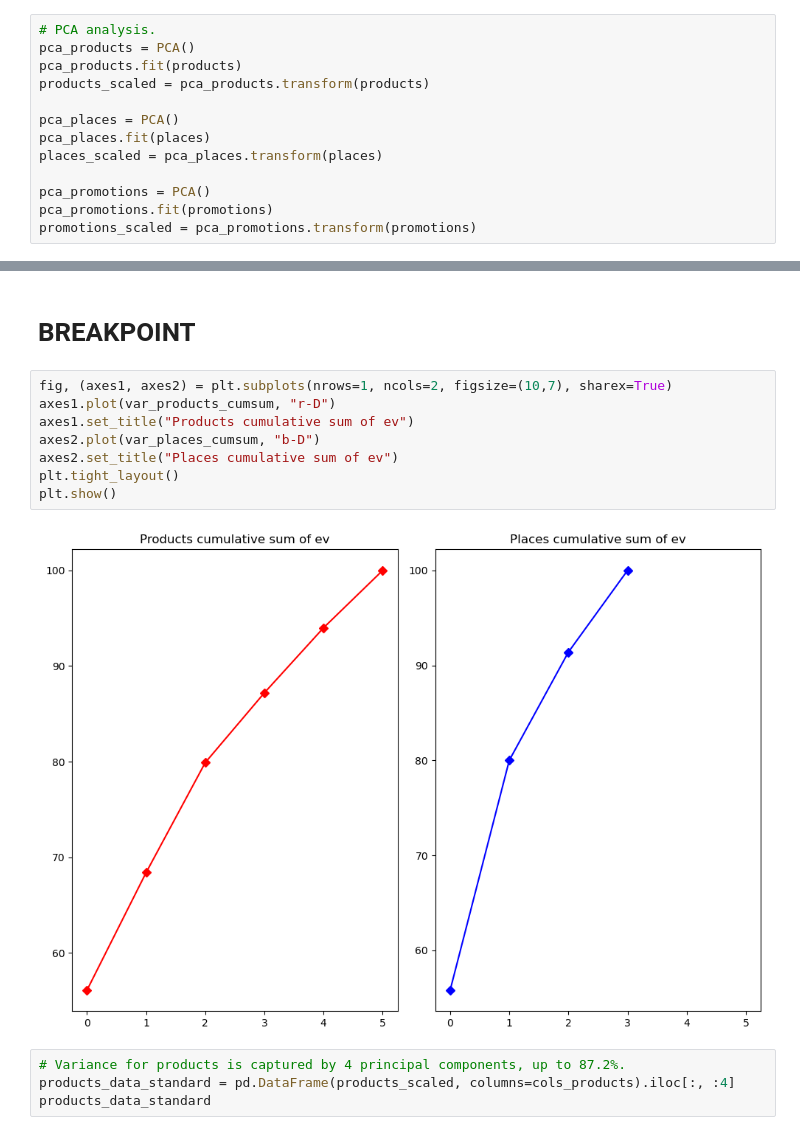
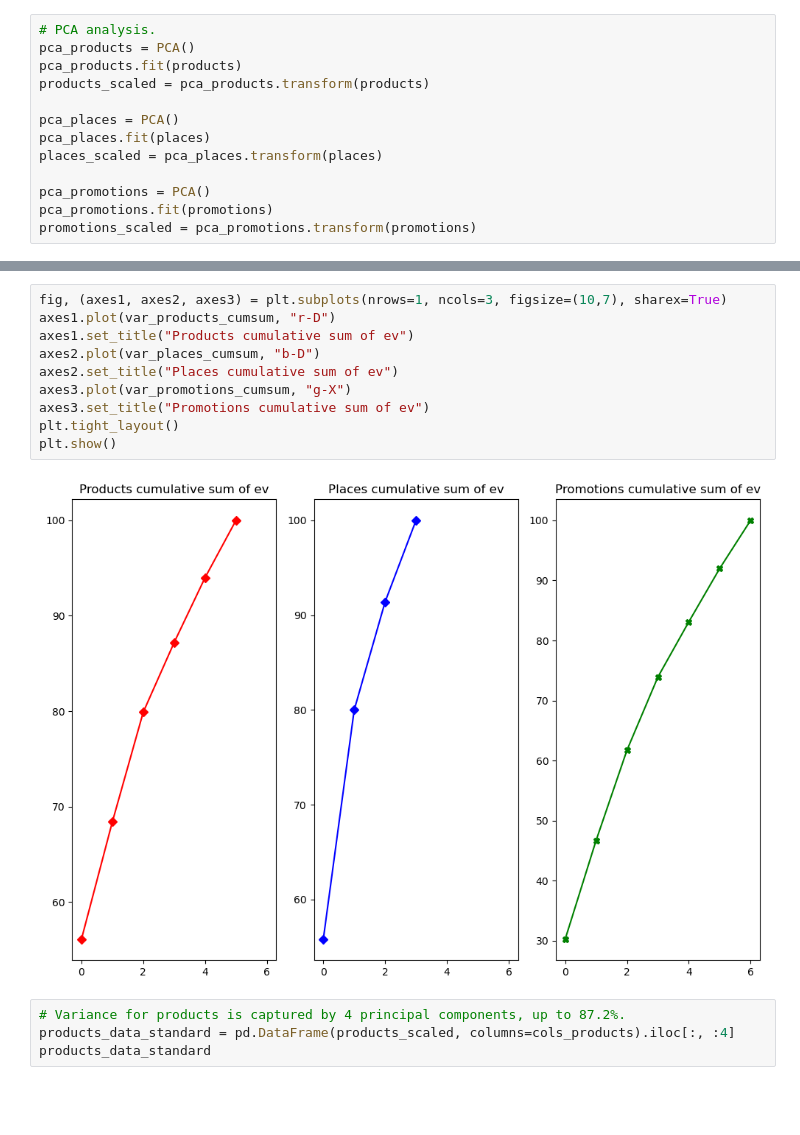
Before and after one commit to marlon-cooh/clustering, a Jupyter notebook: customer_analysis/1-customer_clustering_tunning.ipynb, the cells around one changed output, grey strips where cells are left out. Saved outputs shown, nothing was run; the diff lists cells and outputs as text; blank space fills up the shorter version.

Commit message:
(build) 1-customer_clustering_tunning.ipynb > realizing clustering models for promotional variables

```diff
--- a/customer_analysis/1-customer_clustering_tunning.ipynb
+++ b/customer_analysis/1-customer_clustering_tunning.ipynb
@@ -333,15 +323,15 @@ Explained variance of promotions: 83.10
-# %% [markdown]
-# BREAKPOINT
 # %%
-fig, (axes1, axes2) = plt.subplots(nrows=1, ncols=2, figsize=(10,7), sharex=True)
+fig, (axes1, axes2, axes3) = plt.subplots(nrows=1, ncols=3, figsize=(10,7), sharex=True)
 axes1.plot(var_products_cumsum, "r-D")
 axes1.set_title("Products cumulative sum of ev")
 axes2.plot(var_places_cumsum, "b-D")
 axes2.set_title("Places cumulative sum of ev")
+axes3.plot(var_promotions_cumsum, "g-X")
+axes3.set_title("Promotions cumulative sum of ev")
 plt.tight_layout()
 plt.show()
 # %% [output]
-[figure, old version]
+[figure, new version]
 # %%
 # Variance for products is captured by 4 principal components, up to 87.2%.
 products_data_standard = pd.DataFrame(products_scaled, columns=cols_products).iloc[:, :4]
```
Also changed, not shown: parts of 26 cells of this notebook.
